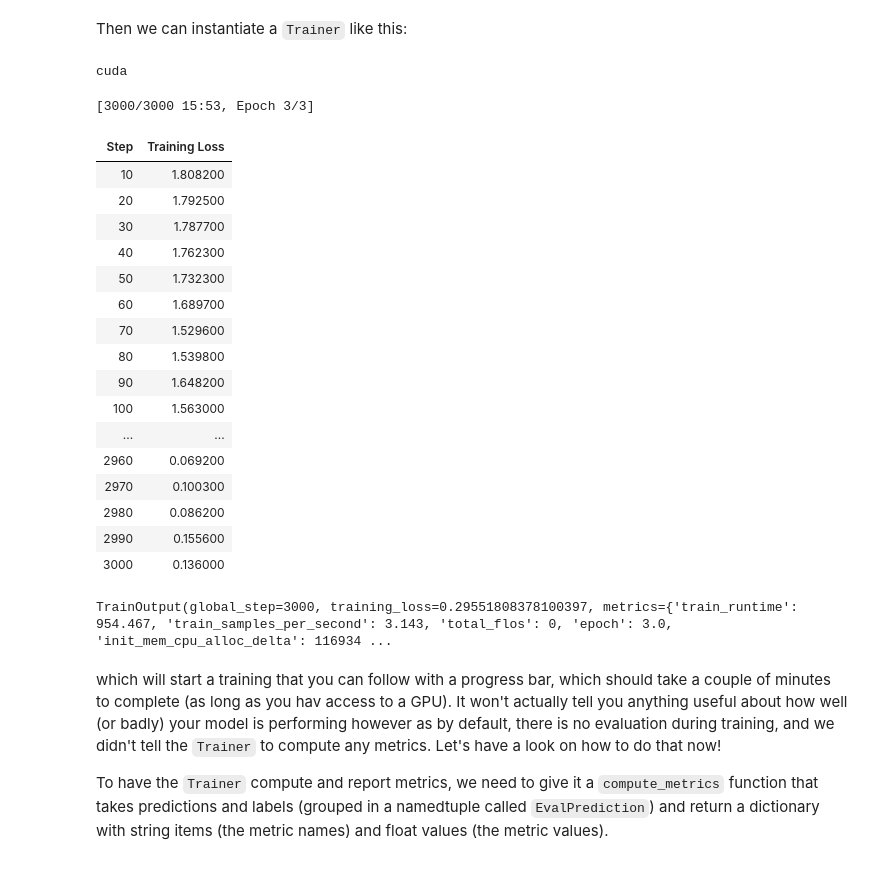
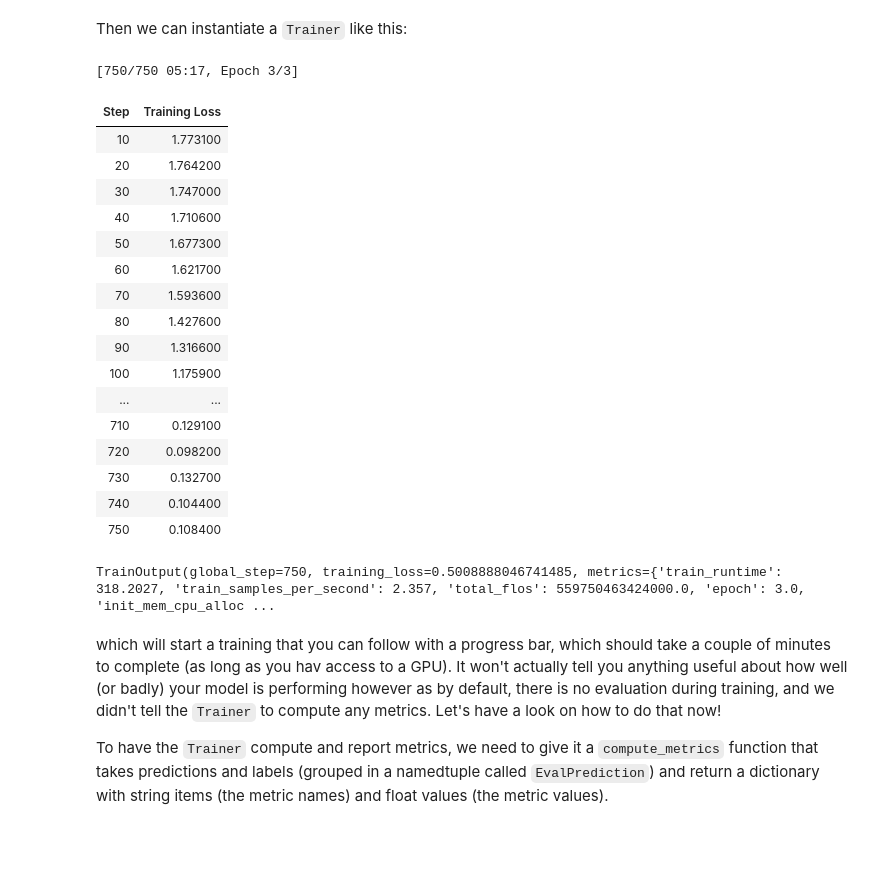
Before and after one commit to OlegBEZb/emotion_classification, a Jupyter notebook: transformers_doc/tensorflow/training.ipynb, the cells around one changed output. Cells and saved outputs as stored; diff of their text form; code cells hidden in the pictures.

```diff
--- a/transformers_doc/tensorflow/training.ipynb
+++ b/transformers_doc/tensorflow/training.ipynb
@@ -219,17 +214,12 @@ from transformers import TrainingArguments, Trainer
 training_args = TrainingArguments(
     output_dir='./results',          # output directory
     num_train_epochs=3,              # total number of training epochs
-    per_device_train_batch_size=16,  # batch size per device during training
+    per_device_train_batch_size=64,  # batch size per device during training
     per_device_eval_batch_size=64,   # batch size for evaluation
     warmup_steps=500,                # number of warmup steps for learning rate scheduler
     weight_decay=0.01,               # strength of weight decay
     logging_dir='./logs',            # directory for storing logs
-    logging_steps=10,
+    logging_steps=50,
 )
 # %% [markdown]
 Then we can instantiate a `Trainer` like this:
-# %%
-device = torch.device('cuda') if torch.cuda.is_available() else torch.device('cpu')
-print(device)
-# %% [output]
-cuda
@@ -236,29 +235,29 @@ cuda
 # %%
 trainer = Trainer(
     model=model,                         # the instantiated 🤗 Transformers model to be trained
     args=training_args,                  # training arguments, defined above
     train_dataset=train_dataset,         # training dataset
     eval_dataset=val_dataset             # evaluation dataset
 )
 
-trainer.train()
+trainer_output = trainer.train()
 # %% [output]
-[3000/3000 15:53, Epoch 3/3]
+[750/750 05:17, Epoch 3/3]
 | Step | Training Loss |
-| 10 | 1.808200 |
-| 20 | 1.792500 |
-| 30 | 1.787700 |
-| 40 | 1.762300 |
-| 50 | 1.732300 |
-| 60 | 1.689700 |
-| 70 | 1.529600 |
-| 80 | 1.539800 |
-| 90 | 1.648200 |
-| 100 | 1.563000 |
+| 10 | 1.773100 |
+| 20 | 1.764200 |
+| 30 | 1.747000 |
+| 40 | 1.710600 |
+| 50 | 1.677300 |
+| 60 | 1.621700 |
+| 70 | 1.593600 |
+| 80 | 1.427600 |
+| 90 | 1.316600 |
+| 100 | 1.175900 |
 | ... | ... |
-| 2960 | 0.069200 |
-| 2970 | 0.100300 |
-| 2980 | 0.086200 |
-| 2990 | 0.155600 |
-| 3000 | 0.136000 |
+| 710 | 0.129100 |
+| 720 | 0.098200 |
+| 730 | 0.132700 |
+| 740 | 0.104400 |
+| 750 | 0.108400 |
-TrainOutput(global_step=3000, training_loss=0.29551808378100397, metrics={'train_runtime': 954.467, 'train_samples_per_second': 3.143, 'total_flos': 0, 'epoch': 3.0, 'init_mem_cpu_alloc_delta': 116934 ...
+TrainOutput(global_step=750, training_loss=0.5008888046741485, metrics={'train_runtime': 318.2027, 'train_samples_per_second': 2.357, 'total_flos': 559750463424000.0, 'epoch': 3.0, 'init_mem_cpu_alloc ...
```
Also changed, not shown: parts of 32 cells of this notebook.
